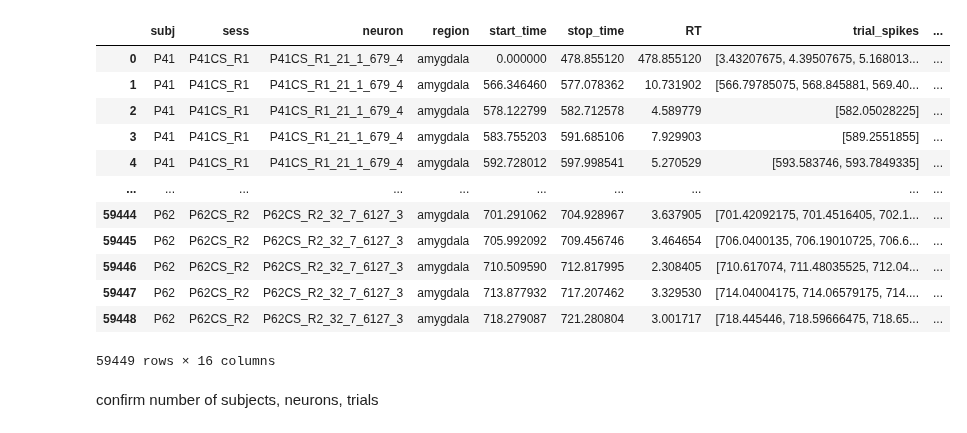
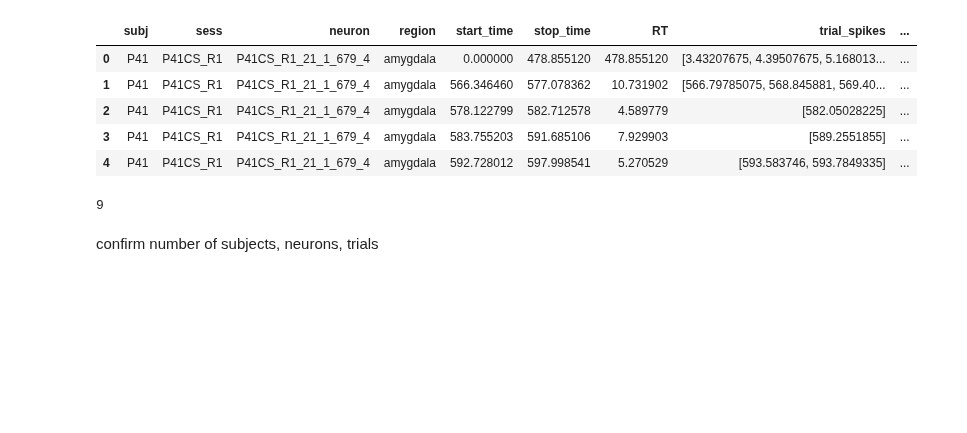
Before and after one commit to NuttidaLab/movie_analysis, a Jupyter notebook: recognition_plots.ipynb, the cells around one changed output. Saved outputs shown, nothing was run; the diff lists cells and outputs as text; code cells hidden in the pictures; blank space fills up the shorter version.

```diff
--- a/plot.ipynb
+++ b/recognition_plots.ipynb
@@ -1,29 +1,25 @@
 # %%
 import warnings
 warnings.filterwarnings("ignore")
 
-import os, pandas as pd, matplotlib.pyplot as plt, numpy as np, seaborn as sns, glob
-from scipy import stats
+import os, pandas as pd, matplotlib.pyplot as plt, numpy as np, seaborn as sns, scipy.stats as stats, glob
 from pynwb import NWBHDF5IO
 from pathlib import Path
 from convnwb.io import load_nwbfile
 
 df = pd.read_pickle('all_neur_tri_df.pkl')
-df
+df.head()
 # %% [output]
 |  | subj | sess | neuron | region | start_time | stop_time | RT | trial_spikes | ... |
 | 0 | P41 | P41CS_R1 | P41CS_R1_21_1_679_4 | amygdala | 0.000000 | 478.855120 | 478.855120 | [3.43207675, 4.39507675, 5.168013... | ... |
 | 1 | P41 | P41CS_R1 | P41CS_R1_21_1_679_4 | amygdala | 566.346460 | 577.078362 | 10.731902 | [566.79785075, 568.845881, 569.40... | ... |
 | 2 | P41 | P41CS_R1 | P41CS_R1_21_1_679_4 | amygdala | 578.122799 | 582.712578 | 4.589779 | [582.05028225] | ... |
 | 3 | P41 | P41CS_R1 | P41CS_R1_21_1_679_4 | amygdala | 583.755203 | 591.685106 | 7.929903 | [589.2551855] | ... |
 | 4 | P41 | P41CS_R1 | P41CS_R1_21_1_679_4 | amygdala | 592.728012 | 597.998541 | 5.270529 | [593.583746, 593.7849335] | ... |
-| ... | ... | ... | ... | ... | ... | ... | ... | ... | ... |
-| 59444 | P62 | P62CS_R2 | P62CS_R2_32_7_6127_3 | amygdala | 701.291062 | 704.928967 | 3.637905 | [701.42092175, 701.4516405, 702.1... | ... |
-| 59445 | P62 | P62CS_R2 | P62CS_R2_32_7_6127_3 | amygdala | 705.992092 | 709.456746 | 3.464654 | [706.0400135, 706.19010725, 706.6... | ... |
-| 59446 | P62 | P62CS_R2 | P62CS_R2_32_7_6127_3 | amygdala | 710.509590 | 712.817995 | 2.308405 | [710.617074, 711.48035525, 712.04... | ... |
-| 59447 | P62 | P62CS_R2 | P62CS_R2_32_7_6127_3 | amygdala | 713.877932 | 717.207462 | 3.329530 | [714.04004175, 714.06579175, 714.... | ... |
-| 59448 | P62 | P62CS_R2 | P62CS_R2_32_7_6127_3 | amygdala | 718.279087 | 721.280804 | 3.001717 | [718.445446, 718.59666475, 718.65... | ... |
-59449 rows × 16 columns
+# %%
+print(len(df['trial_smooth_spikes'][0]))
+# %% [output]
+9
 # %% [markdown]
 confirm number of subjects, neurons, trials
 # %%
```
Also changed, not shown: parts of 3 cells of this notebook, 2 other files.
